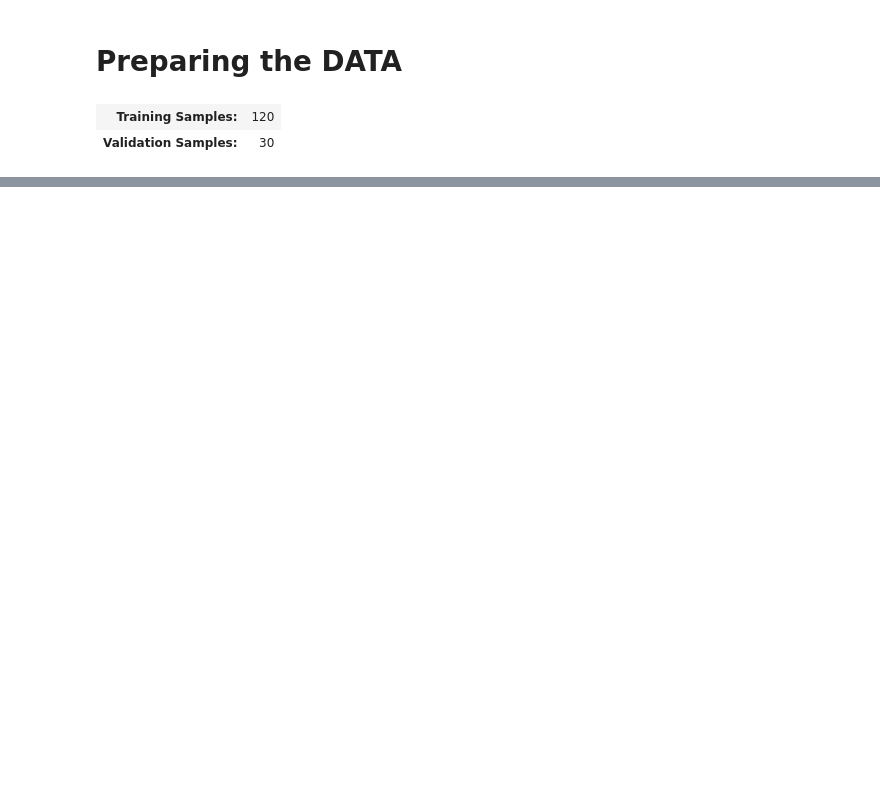
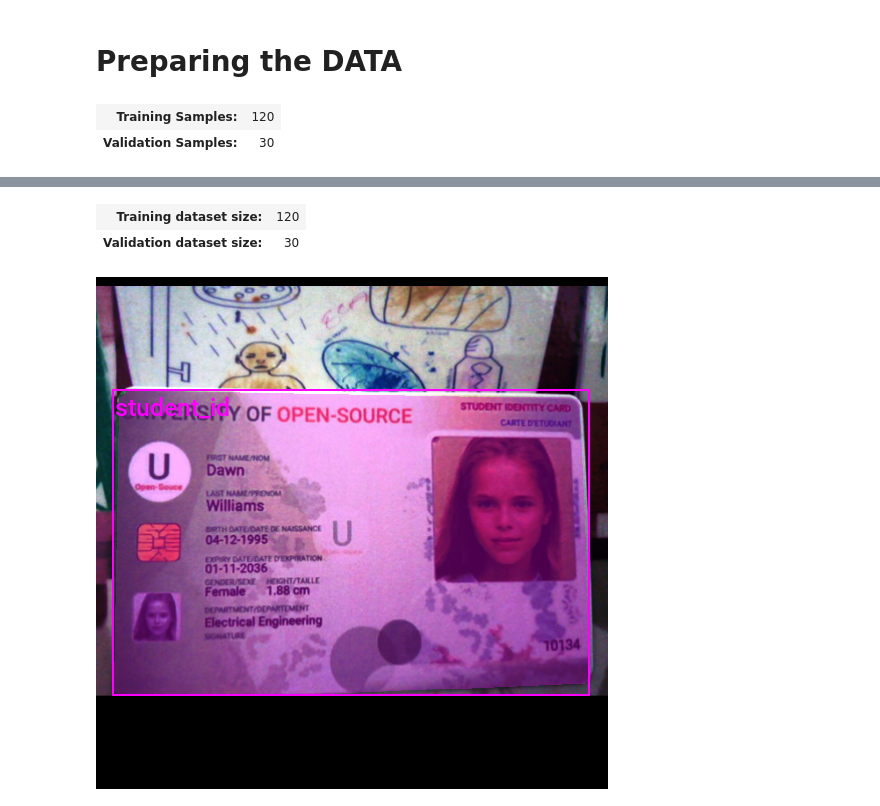
Before and after one commit to roborew/ComputerVision, a Jupyter notebook: pytorch_mask_rcnn/studentId/Train_Mask_RCNN_StudentId.ipynb, the cells around one changed output, grey strips where cells are left out. Drawn from its saved outputs; the diff is of its cells as text; code cells hidden in the pictures; blank space fills up the shorter version.

```diff
--- a/pytorch_mask_rcnn/studentId/Train_Mask_RCNN_StudentId.ipynb
+++ b/pytorch_mask_rcnn/studentId/Train_Mask_RCNN_StudentId.ipynb
@@ -412,0 +630,41 @@ pd.Series({
+# %%
+# Create a mapping from class names to class indices
+class_to_idx = {c: i for i, c in enumerate(class_names)}
+
+# Instantiate the datasets using the defined transformations
+train_dataset = StudentIDDataset(train_keys, annotation_df, img_dict, class_to_idx, train_tfms)
+valid_dataset = StudentIDDataset(val_keys, annotation_df, img_dict, class_to_idx, valid_tfms)
+
+# Print the number of samples in the training and validation datasets
+pd.Series({
+    'Training dataset size:': len(train_dataset),
+    'Validation dataset size:': len(valid_dataset)}
+).to_frame().style.hide(axis='columns')
+# %% [output]
+| Training dataset size: | 120 |
+| Validation dataset size: | 30 |
+# %%
+dataset_sample = train_dataset[0]
+
+# Get colors for dataset sample
+sample_colors = [int_colors[int(i.item())] for i in dataset_sample[1]['labels']]
+
+# Annotate the sample image with segmentation masks
+annotated_tensor = draw_segmentation_masks(
+    image=(dataset_sample[0]*255).to(dtype=torch.uint8),
+    masks=dataset_sample[1]['masks'],
+    alpha=0.3,
+    colors=sample_colors
+)
+
+# Annotate the sample image with bounding boxes
+annotated_tensor = draw_bboxes(
+    image=annotated_tensor,
+    boxes=dataset_sample[1]['boxes'],
+    labels=[class_names[int(i.item())] for i in dataset_sample[1]['labels']],
+    colors=sample_colors
+)
+
+tensor_to_pil(annotated_tensor)
+# %% [output]
+[figure, added]
```
Also changed, not shown: parts of 17 cells of this notebook, 4 other files.
